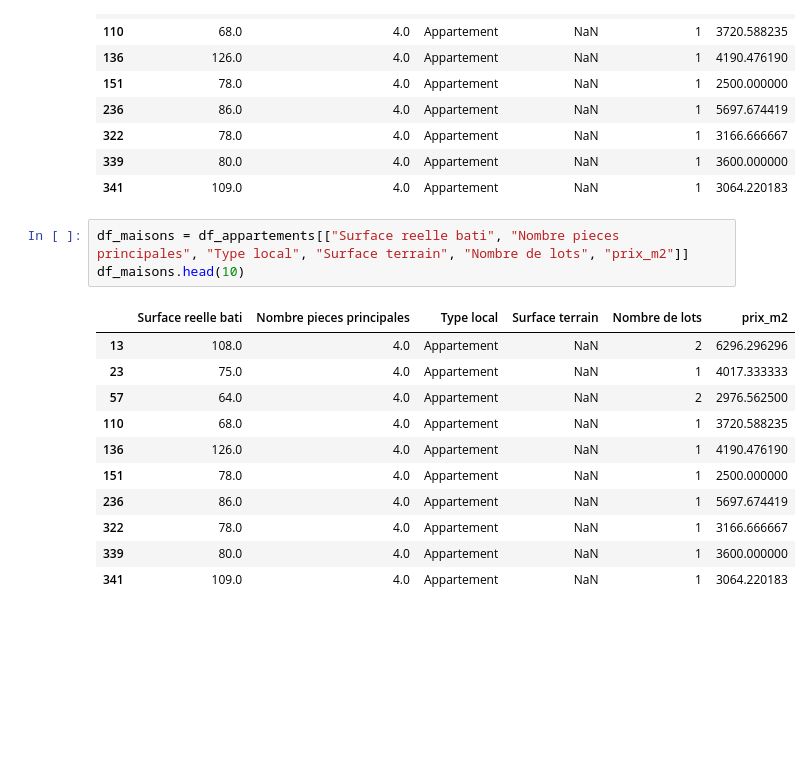
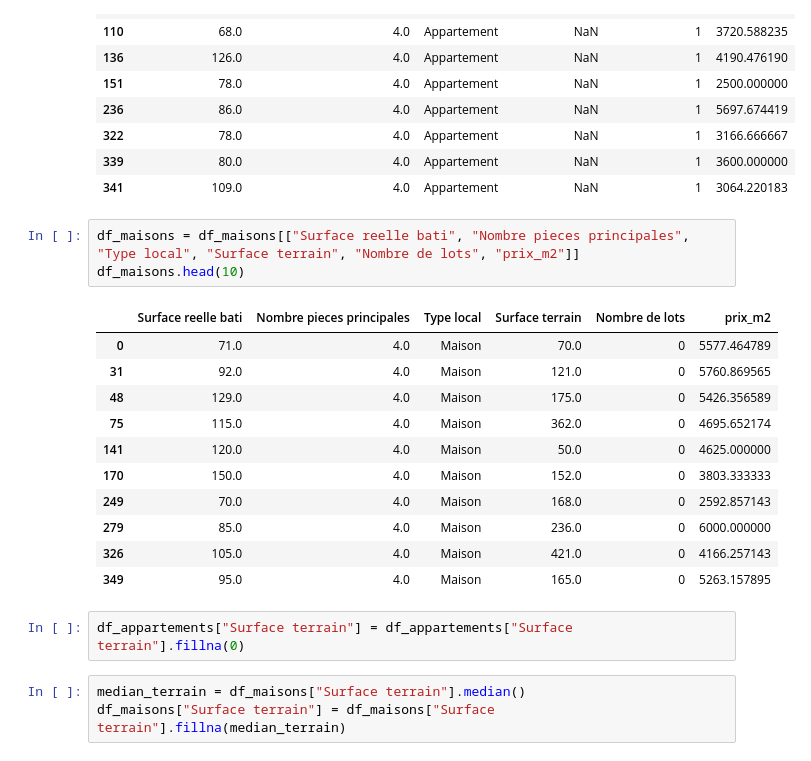
Before and after one commit to elvis-messiaen/IA-Immobilier, a Jupyter notebook: models/model_bordeaux.ipynb, the cells around one changed output. Saved outputs shown, nothing was run; the diff lists cells and outputs as text; blank space fills up the shorter version.

```diff
--- a/models/model_bordeaux.ipynb
+++ b/models/model_bordeaux.ipynb
@@ -127,17 +127,22 @@ df_appartements.head(10)
 | 339 | 80.0 | 4.0 | Appartement | NaN | 1 | 3600.000000 |
 | 341 | 109.0 | 4.0 | Appartement | NaN | 1 | 3064.220183 |
 # %%
-df_maisons = df_appartements[["Surface reelle bati", "Nombre pieces principales", "Type local", "Surface terrain", "Nombre de lots", "prix_m2"]]
+df_maisons = df_maisons[["Surface reelle bati", "Nombre pieces principales", "Type local", "Surface terrain", "Nombre de lots", "prix_m2"]]
 df_maisons.head(10)
 # %% [output]
 |  | Surface reelle bati | Nombre pieces principales | Type local | Surface terrain | Nombre de lots | prix_m2 |
-| 13 | 108.0 | 4.0 | Appartement | NaN | 2 | 6296.296296 |
-| 23 | 75.0 | 4.0 | Appartement | NaN | 1 | 4017.333333 |
-| 57 | 64.0 | 4.0 | Appartement | NaN | 2 | 2976.562500 |
-| 110 | 68.0 | 4.0 | Appartement | NaN | 1 | 3720.588235 |
-| 136 | 126.0 | 4.0 | Appartement | NaN | 1 | 4190.476190 |
-| 151 | 78.0 | 4.0 | Appartement | NaN | 1 | 2500.000000 |
-| 236 | 86.0 | 4.0 | Appartement | NaN | 1 | 5697.674419 |
-| 322 | 78.0 | 4.0 | Appartement | NaN | 1 | 3166.666667 |
-| 339 | 80.0 | 4.0 | Appartement | NaN | 1 | 3600.000000 |
-| 341 | 109.0 | 4.0 | Appartement | NaN | 1 | 3064.220183 |
+| 0 | 71.0 | 4.0 | Maison | 70.0 | 0 | 5577.464789 |
+| 31 | 92.0 | 4.0 | Maison | 121.0 | 0 | 5760.869565 |
+| 48 | 129.0 | 4.0 | Maison | 175.0 | 0 | 5426.356589 |
+| 75 | 115.0 | 4.0 | Maison | 362.0 | 0 | 4695.652174 |
+| 141 | 120.0 | 4.0 | Maison | 50.0 | 0 | 4625.000000 |
+| 170 | 150.0 | 4.0 | Maison | 152.0 | 0 | 3803.333333 |
+| 249 | 70.0 | 4.0 | Maison | 168.0 | 0 | 2592.857143 |
+| 279 | 85.0 | 4.0 | Maison | 236.0 | 0 | 6000.000000 |
+| 326 | 105.0 | 4.0 | Maison | 421.0 | 0 | 4166.257143 |
+| 349 | 95.0 | 4.0 | Maison | 165.0 | 0 | 5263.157895 |
+# %%
+df_appartements["Surface terrain"] = df_appartements["Surface terrain"].fillna(0)
+# %%
+median_terrain = df_maisons["Surface terrain"].median()
+df_maisons["Surface terrain"] = df_maisons["Surface terrain"].fillna(median_terrain)
```
Also changed, not shown: parts of 20 cells of this notebook, 22 other files.
